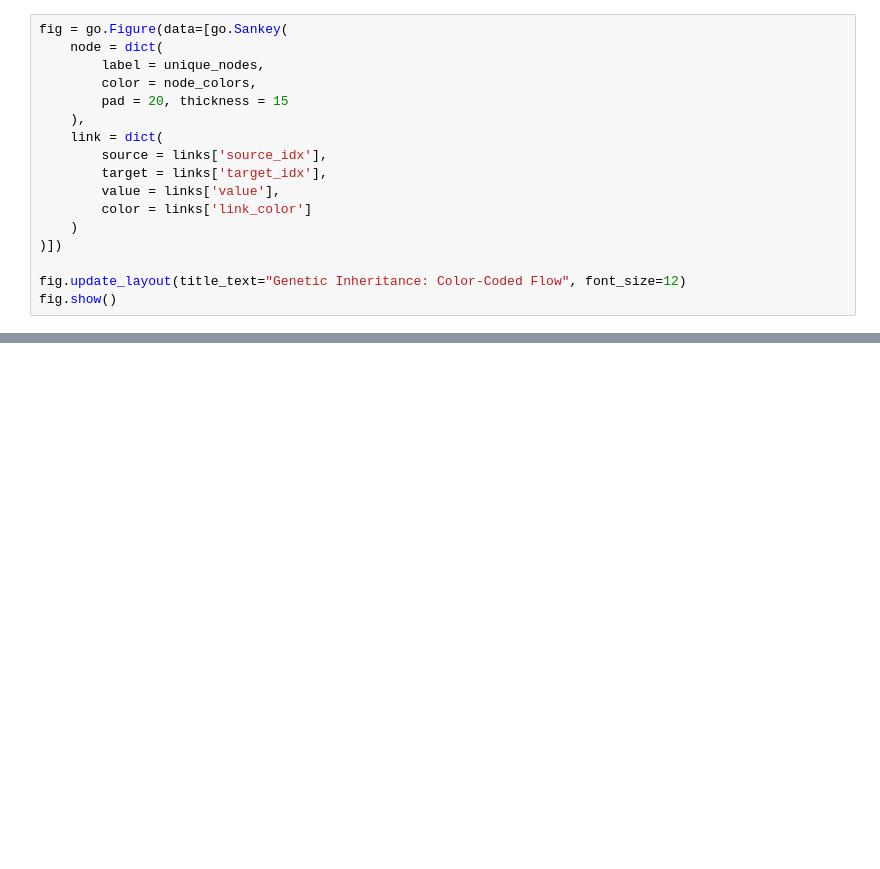
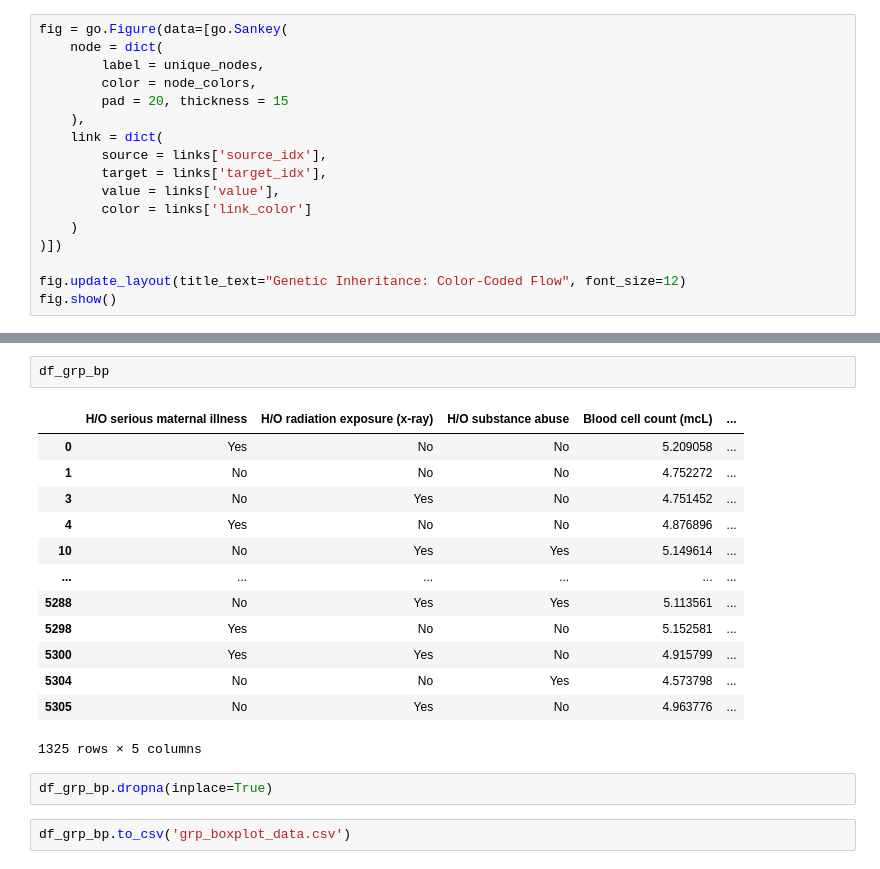
Before and after one commit to AlexChenS/ds4200-final-project, a Jupyter notebook: preprocess.ipynb, the cells around one changed output, grey strips where cells are left out. Drawn from its saved outputs; the diff is of its cells as text; blank space fills up the shorter version.

Commit message:
grp boxplot added

```diff
--- a/preprocess.ipynb
+++ b/preprocess.ipynb
@@ -253,0 +299,20 @@ fig.show()
+# %%
+df_grp_bp
+# %% [output]
+|  | H/O serious maternal illness | H/O radiation exposure (x-ray) | H/O substance abuse | Blood cell count (mcL) | ... |
+| 0 | Yes | No | No | 5.209058 | ... |
+| 1 | No | No | No | 4.752272 | ... |
+| 3 | No | Yes | No | 4.751452 | ... |
+| 4 | Yes | No | No | 4.876896 | ... |
+| 10 | No | Yes | Yes | 5.149614 | ... |
+| ... | ... | ... | ... | ... | ... |
+| 5288 | No | Yes | Yes | 5.113561 | ... |
+| 5298 | Yes | No | No | 5.152581 | ... |
+| 5300 | Yes | Yes | No | 4.915799 | ... |
+| 5304 | No | No | Yes | 4.573798 | ... |
+| 5305 | No | Yes | No | 4.963776 | ... |
+1325 rows × 5 columns
+# %%
+df_grp_bp.dropna(inplace=True)
+# %%
+df_grp_bp.to_csv('grp_boxplot_data.csv')
```
Also changed, not shown: parts of 5 cells of this notebook, 3 other files.
